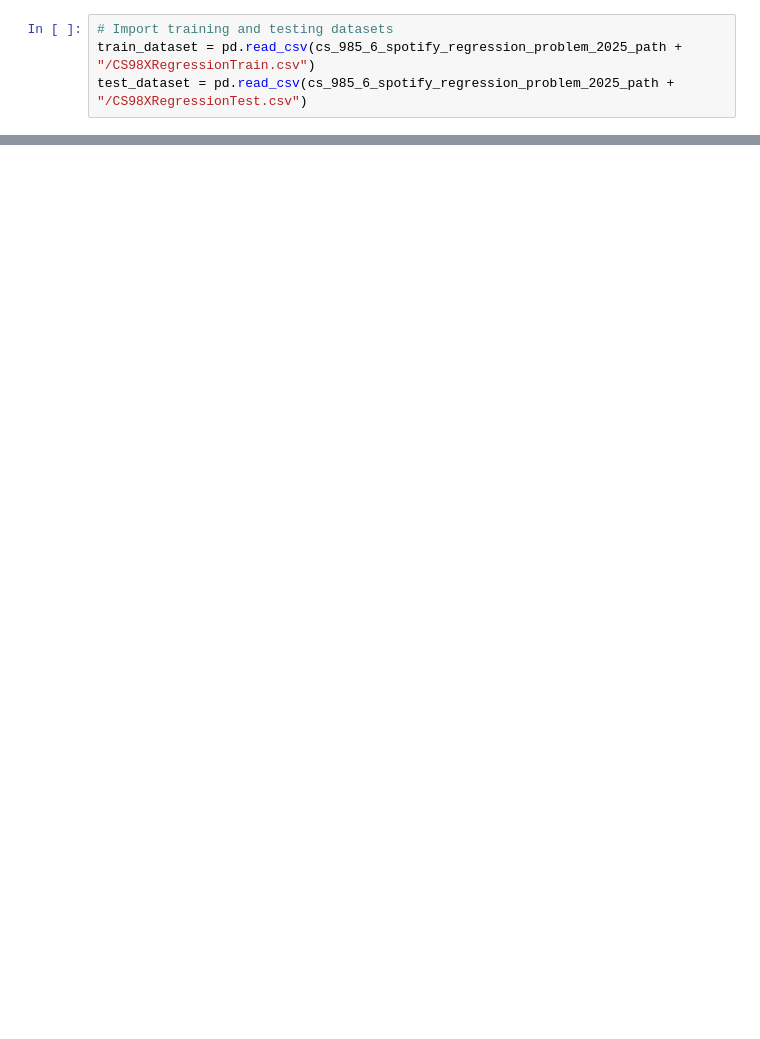
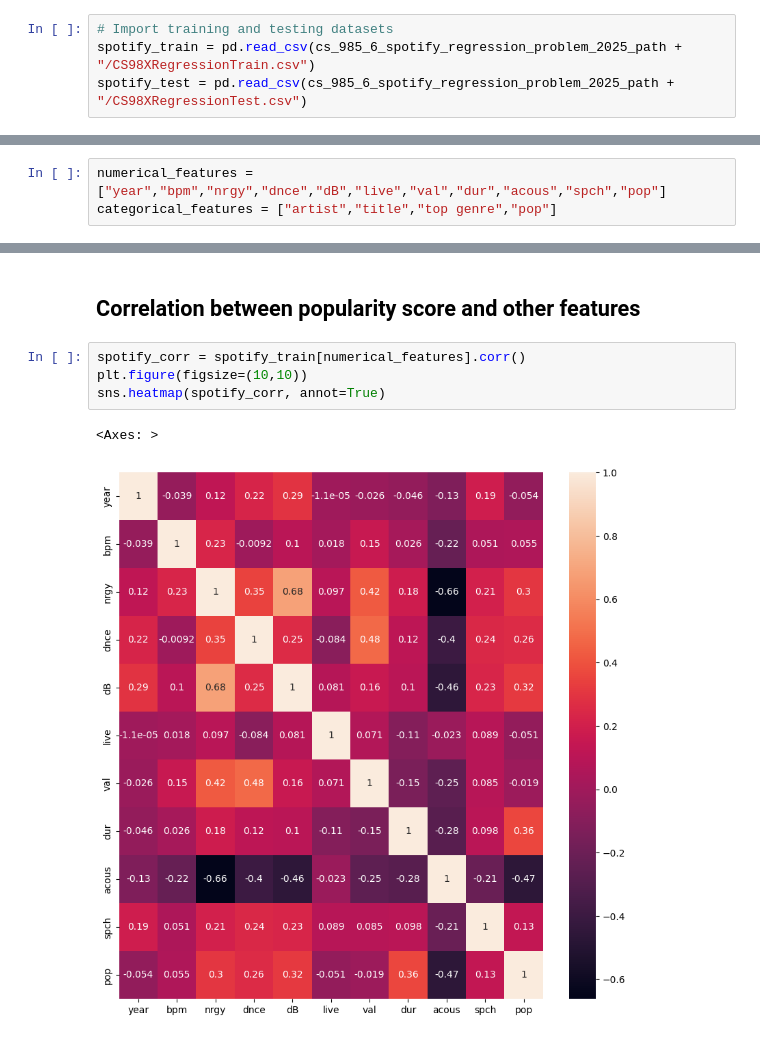
Before and after one commit to kr19al0711/cs985-spotify-regression-lakkh, a Jupyter notebook: CS985_Regression_Spotify_1.ipynb, the cells around one changed output, grey strips where cells are left out. Drawn from its saved outputs; the diff is of its cells as text; blank space fills up the shorter version.

```diff
--- a/CS985_Regression_Spotify_1.ipynb
+++ b/CS985_Regression_Spotify_1.ipynb
@@ -41,5 +33,5 @@ for dirname, _, filenames in os.walk('/kaggle/input'):
 # %%
 # Import training and testing datasets
-train_dataset = pd.read_csv(cs_985_6_spotify_regression_problem_2025_path + "/CS98XRegressionTrain.csv")
-test_dataset = pd.read_csv(cs_985_6_spotify_regression_problem_2025_path + "/CS98XRegressionTest.csv")
+spotify_train = pd.read_csv(cs_985_6_spotify_regression_problem_2025_path + "/CS98XRegressionTrain.csv")
+spotify_test = pd.read_csv(cs_985_6_spotify_regression_problem_2025_path + "/CS98XRegressionTest.csv")
 # %%
@@ -53,0 +73,3 @@ train_dataset.head()
+# %%
+numerical_features = ["year","bpm","nrgy","dnce","dB","live","val","dur","acous","spch","pop"]
+categorical_features = ["artist","title","top genre","pop"]
@@ -53,0 +89,9 @@ train_dataset.head()
+# %% [markdown]
+## Correlation between popularity score and other features
+# %%
+spotify_corr = spotify_train[numerical_features].corr()
+plt.figure(figsize=(10,10))
+sns.heatmap(spotify_corr, annot=True)
+# %% [output]
+<Axes: >
+[figure, added]
```
Also changed, not shown: parts of 43 cells of this notebook.
